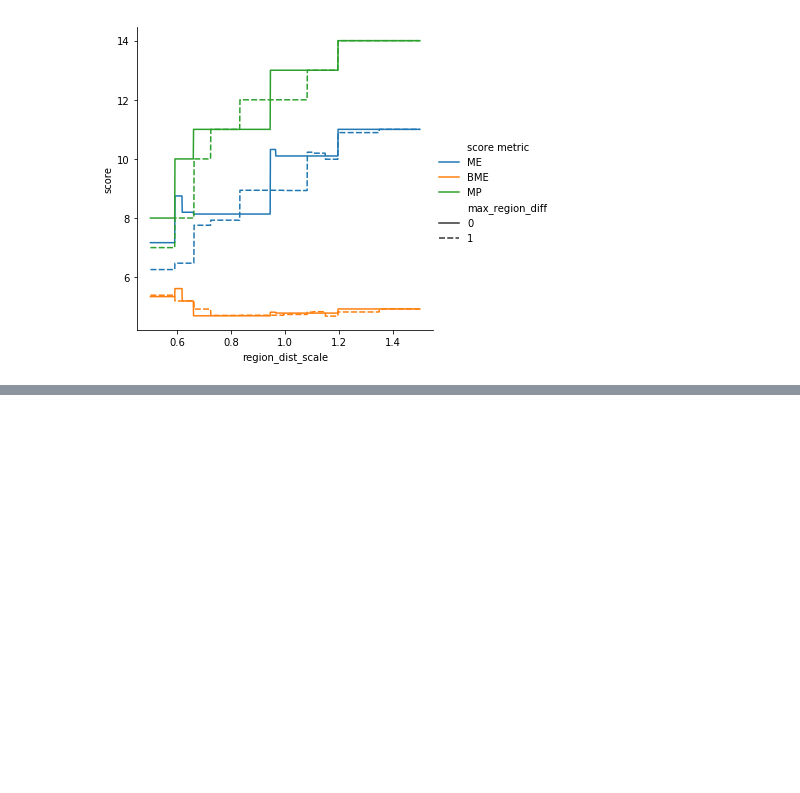
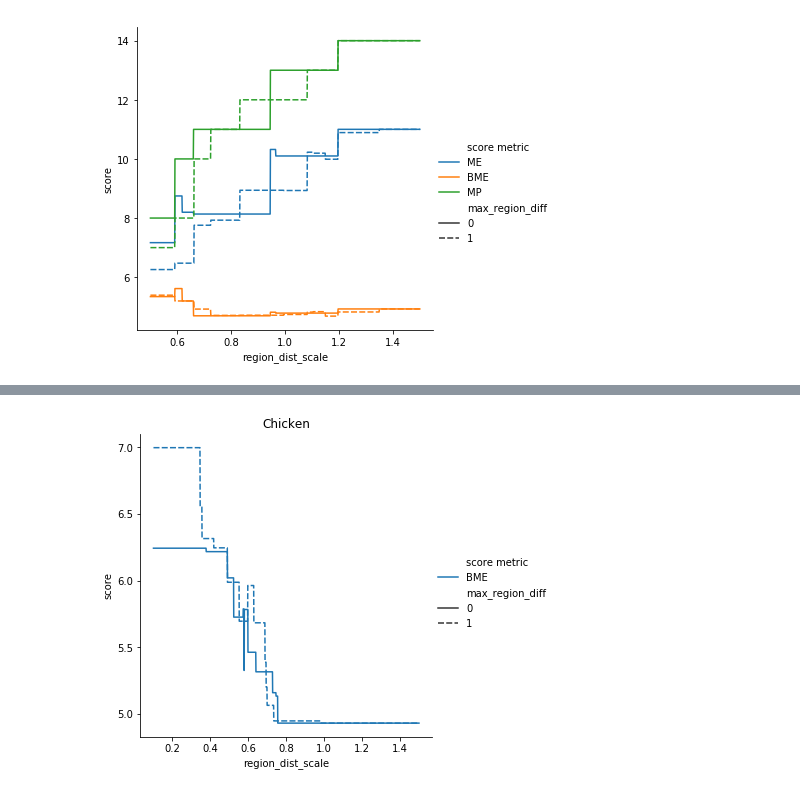
Before and after one commit to nbingo/3dtrees, a Jupyter notebook: plot_scale_v_scores.ipynb, the cells around one changed output, grey strips where cells are left out. Cells and saved outputs as stored; diff of their text form; code cells hidden in the pictures; blank space fills up the shorter version.

```diff
--- a/plot_scale_v_scores.ipynb
+++ b/plot_scale_v_scores.ipynb
@@ -60,0 +81,6 @@ plot.savefig('score_v_region-dist-scale_fine.pdf')
+# %%
+plot = sns.relplot(data=C_all_scores[C_all_scores['score metric'] == 'BME'], x='region_dist_scale', y='score', hue='score metric', kind='line', style='max_region_diff')
+plot.set(title='Chicken')
+plot.savefig('C_BME_score_v_region-dist-scale_fine.pdf')
+# %% [output]
+[figure, added]
```
Also changed, not shown: parts of 9 cells of this notebook, 2 other files.
